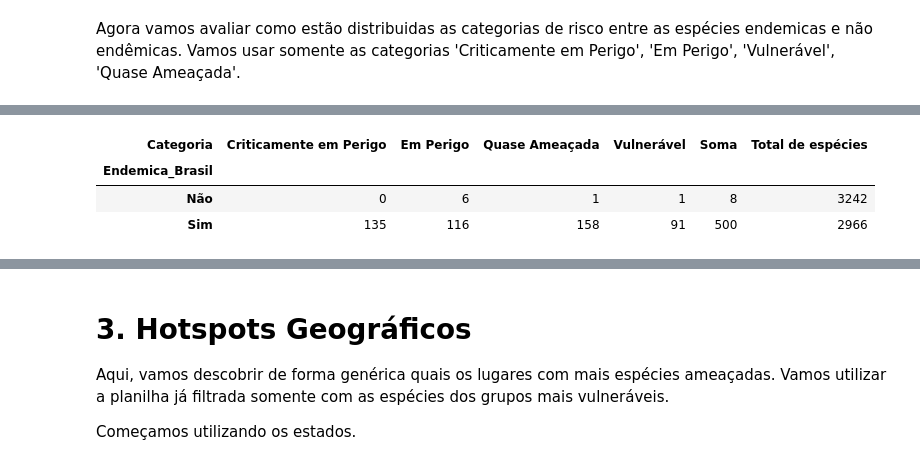
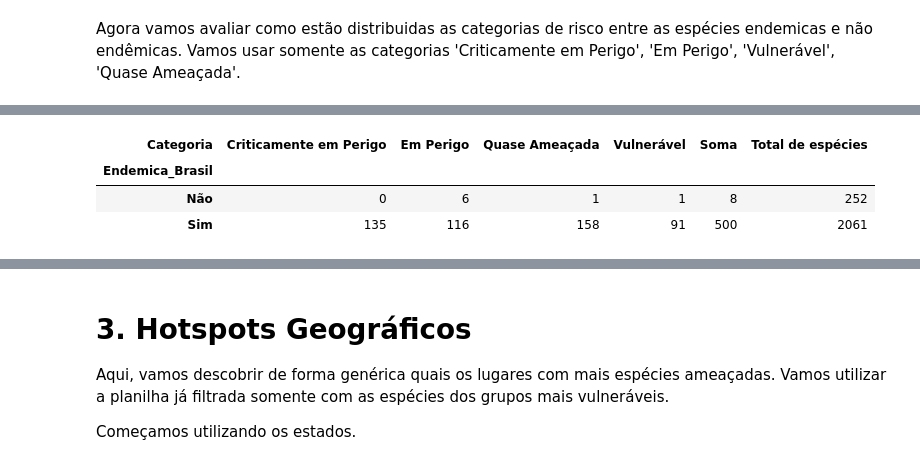
Before and after one commit to Carrascofs/analise-biodiversidade-mata-atlantica, a Jupyter notebook: notebooks/01_limpeza_e_exploracao.ipynb, the cells around one changed output, grey strips where cells are left out. Cells and saved outputs as stored; diff of their text form; code cells hidden in the pictures.

```diff
--- a/notebooks/01_limpeza_e_exploracao.ipynb
+++ b/notebooks/01_limpeza_e_exploracao.ipynb
@@ -517,0 +516,5 @@ percentual_relativo
+# %%
+df_endem_MA = df_endem[df_endem['Bioma']=='Mata Atlântica']
+
+df_endemismo_MA = df_endem_MA['Endemica_Brasil'].value_counts().to_frame(name='Frequencia')
+df_endemismo_MA
@@ -518,17 +542,16 @@ percentual_relativo
 # %%
 df_MA_endem_filtr = df_endem_filtr[df_endem_filtr['Bioma']=='Mata Atlântica']
 
 cross_tab_filtr2 = pd.crosstab(df_MA_endem_filtr['Endemica_Brasil'], df_MA_endem_filtr['Categoria'])
 
-# adicionando colunas de soma e total de espécies para ter uma visão mais completa
 cross_tab_filtr2 ["Soma"] = cross_tab_filtr2.iloc[:,:].sum(axis=1)
-cross_tab_filtr2 ["Total de espécies"] = df_endemismo['Frequencia'].values
+cross_tab_filtr2 ["Total de espécies"] = df_endemismo_MA['Frequencia']
 cross_tab_filtr2
 # %% [output]
 | Categoria | Criticamente em Perigo | Em Perigo | Quase Ameaçada | Vulnerável | Soma | Total de espécies |
 | Endemica_Brasil |  |  |  |  |  |  |
-| Não | 0 | 6 | 1 | 1 | 8 | 3242 |
-| Sim | 135 | 116 | 158 | 91 | 500 | 2966 |
+| Não | 0 | 6 | 1 | 1 | 8 | 252 |
+| Sim | 135 | 116 | 158 | 91 | 500 | 2061 |
 # %%
 percentual_relativo2 = (cross_tab_filtr2.iloc[:,:-1].div(cross_tab_filtr2['Total de espécies'], axis=0) * 100).round(2)
 
```
Also changed, not shown: parts of 17 cells of this notebook.
